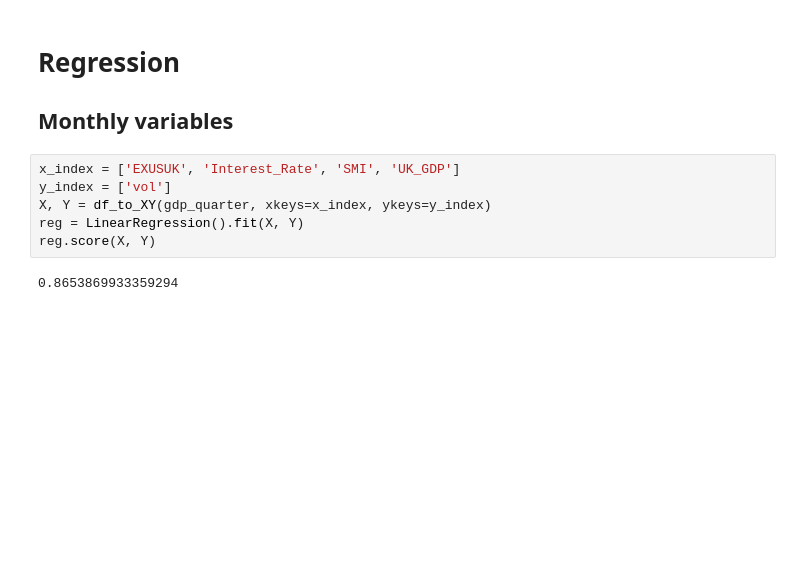
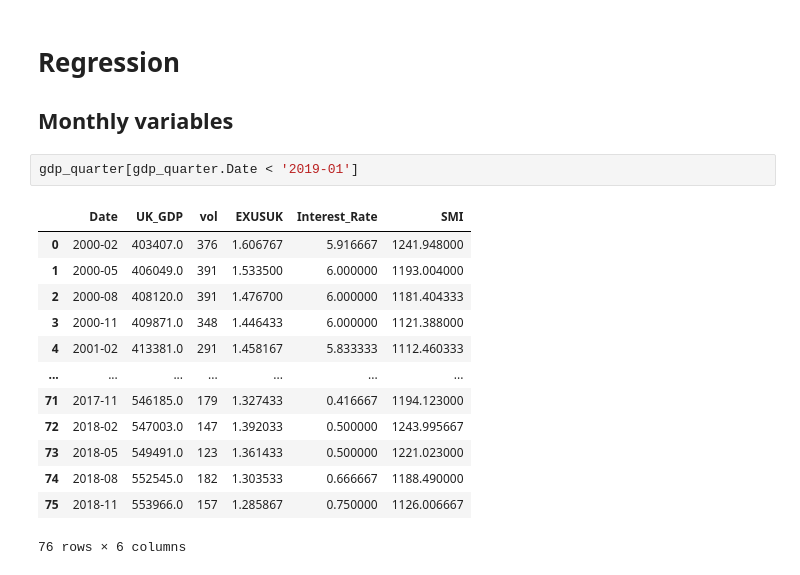
Before and after one commit to victoriawong1123/data_science_project, a Jupyter notebook: notebooks/quarterly_model.ipynb, the cells around one changed output. Drawn from its saved outputs; the diff is of its cells as text; blank space fills up the shorter version.

```diff
--- a/notebooks/quarterly_model.ipynb
+++ b/notebooks/quarterly_model.ipynb
@@ -135,11 +136,19 @@ gdp_quarter
 # %% [markdown]
 # Regression
 ## Monthly variables
-# %%
-x_index = ['EXUSUK', 'Interest_Rate', 'SMI', 'UK_GDP']
-y_index = ['vol']
-X, Y = df_to_XY(gdp_quarter, xkeys=x_index, ykeys=y_index)
-reg = LinearRegression().fit(X, Y)
-reg.score(X, Y)
-# %% [output]
-0.8653869933359294
+# %%
+gdp_quarter[gdp_quarter.Date < '2019-01']
+# %% [output]
+|  | Date | UK_GDP | vol | EXUSUK | Interest_Rate | SMI |
+| 0 | 2000-02 | 403407.0 | 376 | 1.606767 | 5.916667 | 1241.948000 |
+| 1 | 2000-05 | 406049.0 | 391 | 1.533500 | 6.000000 | 1193.004000 |
+| 2 | 2000-08 | 408120.0 | 391 | 1.476700 | 6.000000 | 1181.404333 |
+| 3 | 2000-11 | 409871.0 | 348 | 1.446433 | 6.000000 | 1121.388000 |
+| 4 | 2001-02 | 413381.0 | 291 | 1.458167 | 5.833333 | 1112.460333 |
+| ... | ... | ... | ... | ... | ... | ... |
+| 71 | 2017-11 | 546185.0 | 179 | 1.327433 | 0.416667 | 1194.123000 |
+| 72 | 2018-02 | 547003.0 | 147 | 1.392033 | 0.500000 | 1243.995667 |
+| 73 | 2018-05 | 549491.0 | 123 | 1.361433 | 0.500000 | 1221.023000 |
+| 74 | 2018-08 | 552545.0 | 182 | 1.303533 | 0.666667 | 1188.490000 |
+| 75 | 2018-11 | 553966.0 | 157 | 1.285867 | 0.750000 | 1126.006667 |
+76 rows × 6 columns
```
Also changed, not shown: parts of 13 cells of this notebook.
